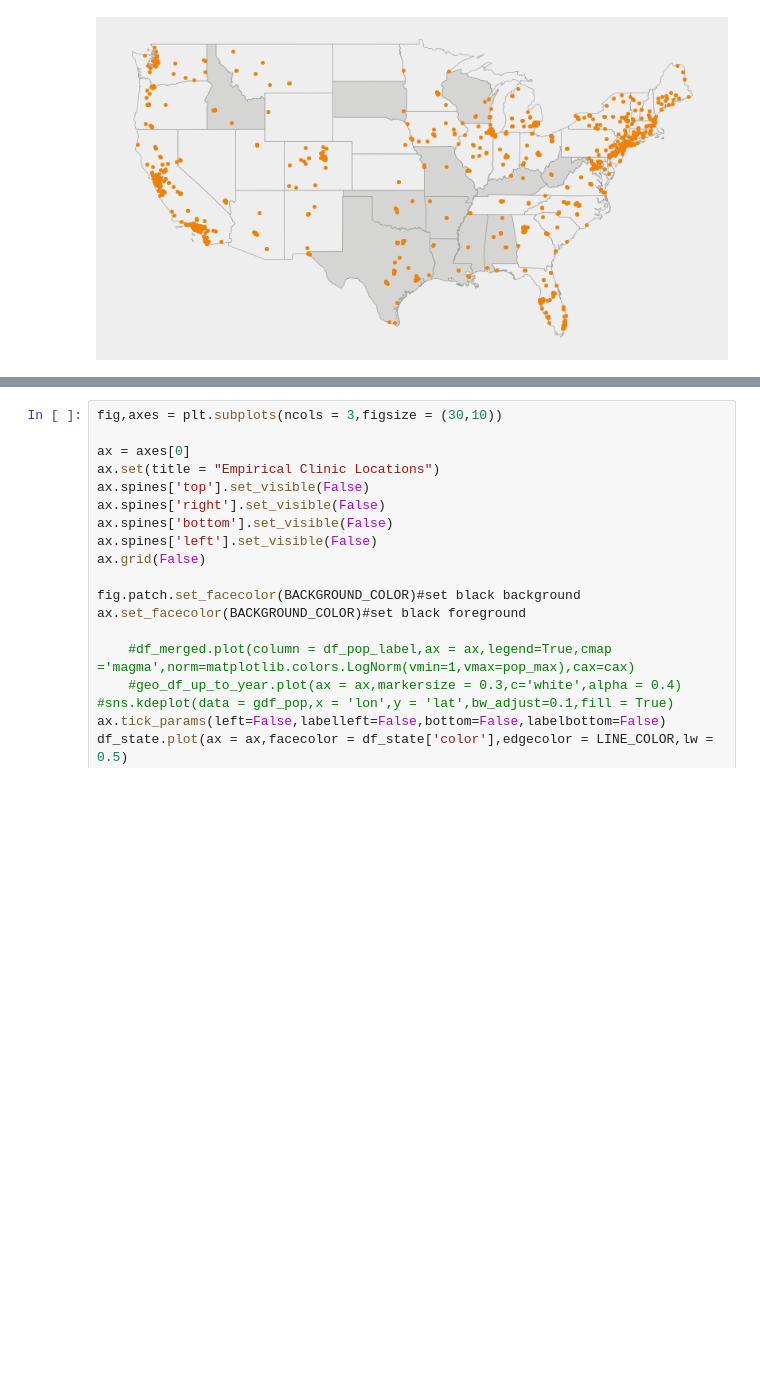
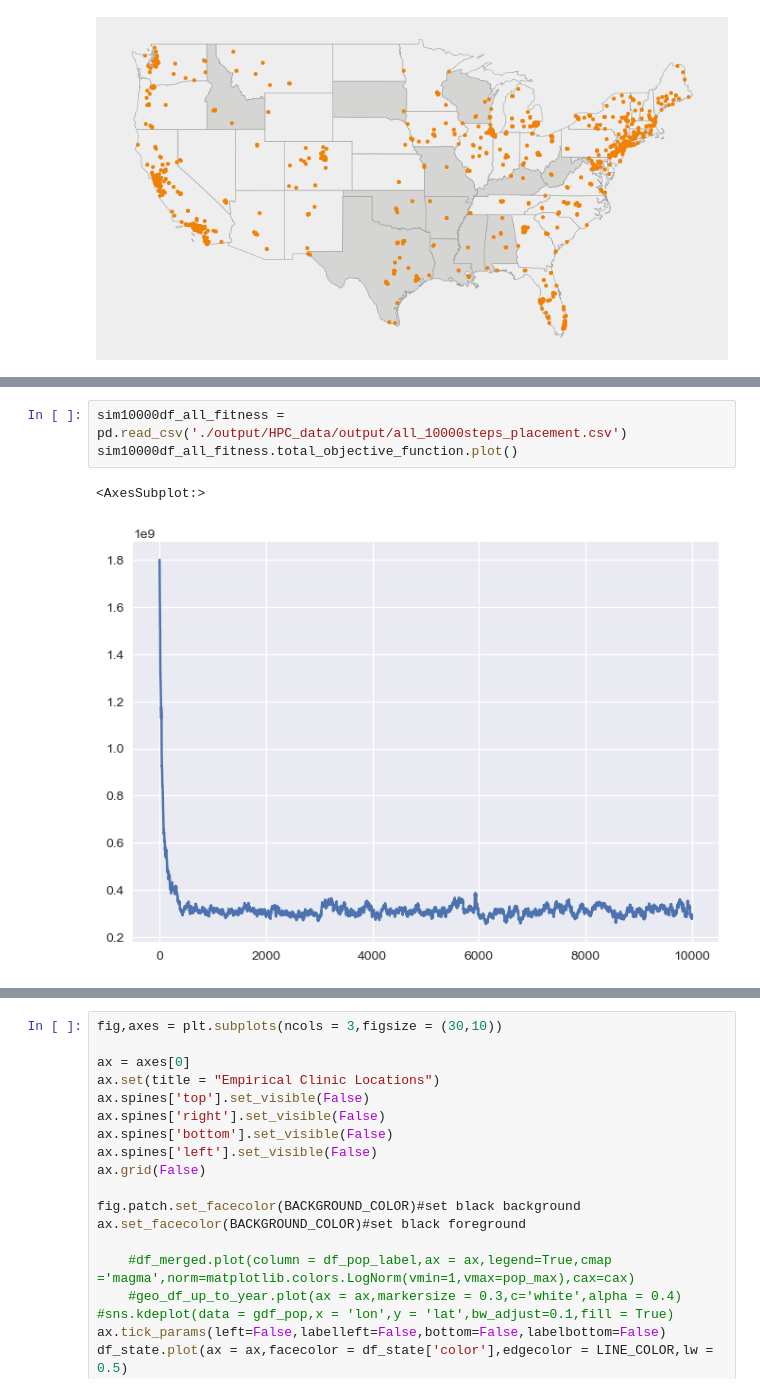
Before and after one commit to WillHWThompson/MOCSFacilityPlacement, a Jupyter notebook: viz_results.ipynb, the cells around one changed output, grey strips where cells are left out. Drawn from its saved outputs; the diff is of its cells as text; blank space fills up the shorter version.

Commit message:
individual fitness function evaluation

```diff
--- a/viz_results.ipynb
+++ b/viz_results.ipynb
@@ -250,0 +292,6 @@ sim1000df.plot(ax = ax,color = ILEGAL_DOT_COLOR,markersize = 11)
+# %%
+sim10000df_all_fitness = pd.read_csv('./output/HPC_data/output/all_10000steps_placement.csv')
+sim10000df_all_fitness.total_objective_function.plot()
+# %% [output]
+<AxesSubplot:>
+[figure, added]
```
Also changed, not shown: parts of 11 cells of this notebook, 1 other file.
